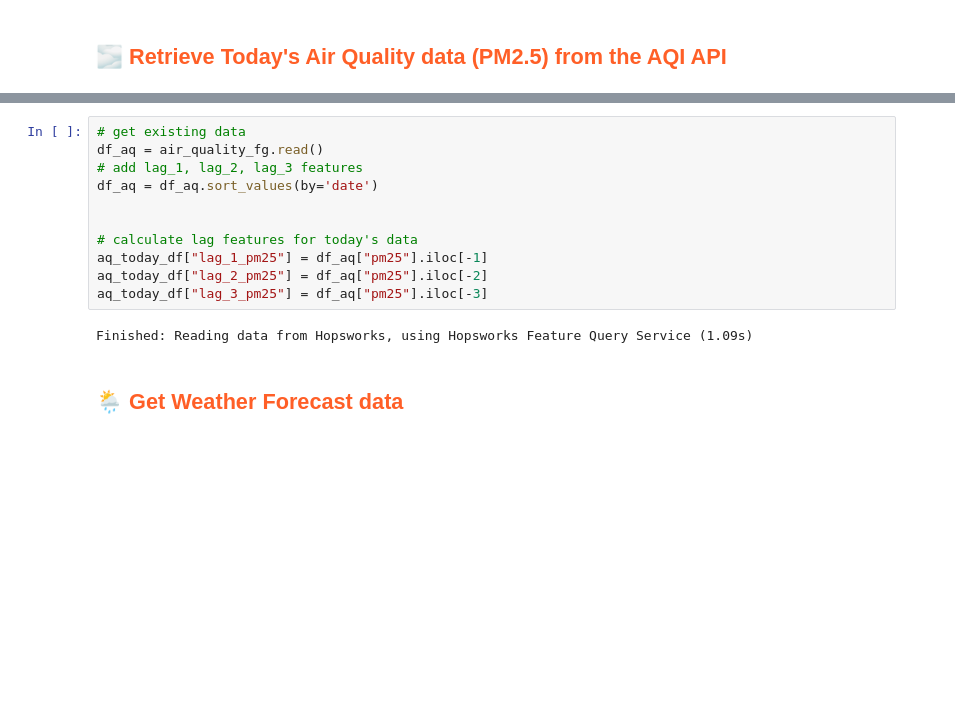
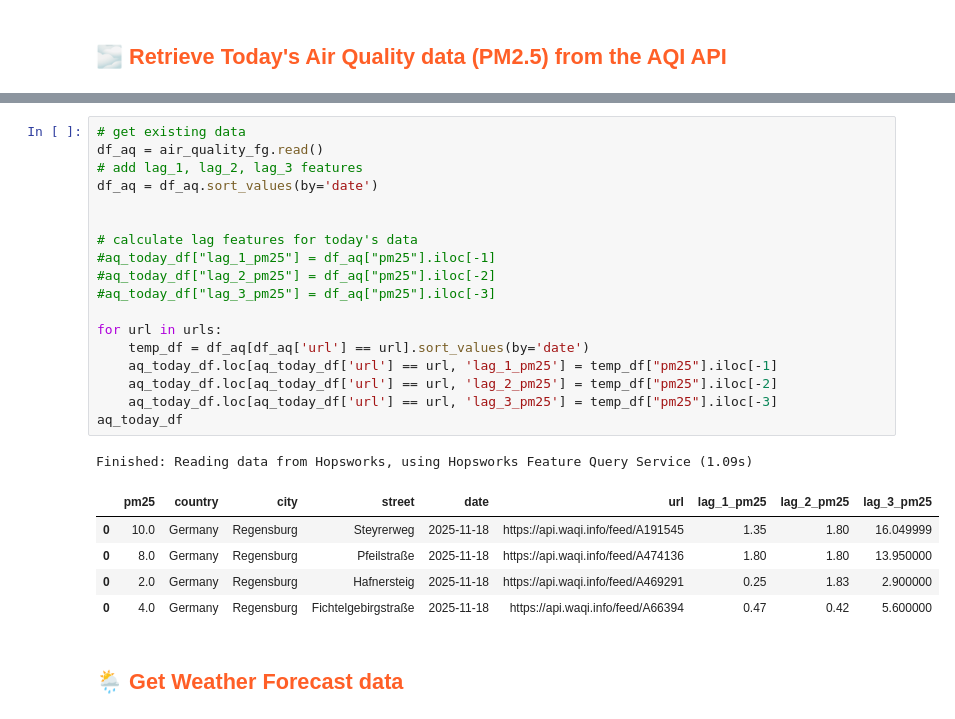
Before and after one commit to koderik/mlfs-book, a Jupyter notebook: notebooks/airquality/2_air_quality_feature_pipeline.ipynb, the cells around one changed output, grey strips where cells are left out. Drawn from its saved outputs; the diff is of its cells as text; blank space fills up the shorter version.

```diff
--- a/notebooks/airquality/2_air_quality_feature_pipeline.ipynb
+++ b/notebooks/airquality/2_air_quality_feature_pipeline.ipynb
@@ -148,16 +180,28 @@ memory usage: 176.0+ bytes
 # %%
 # get existing data
 df_aq = air_quality_fg.read()
 # add lag_1, lag_2, lag_3 features
 df_aq = df_aq.sort_values(by='date')
 
 
 # calculate lag features for today's data
-aq_today_df["lag_1_pm25"] = df_aq["pm25"].iloc[-1]
-aq_today_df["lag_2_pm25"] = df_aq["pm25"].iloc[-2]
-aq_today_df["lag_3_pm25"] = df_aq["pm25"].iloc[-3]
+#aq_today_df["lag_1_pm25"] = df_aq["pm25"].iloc[-1]
+#aq_today_df["lag_2_pm25"] = df_aq["pm25"].iloc[-2]
+#aq_today_df["lag_3_pm25"] = df_aq["pm25"].iloc[-3]
+
+for url in urls:
+    temp_df = df_aq[df_aq['url'] == url].sort_values(by='date')
+    aq_today_df.loc[aq_today_df['url'] == url, 'lag_1_pm25'] = temp_df["pm25"].iloc[-1]
+    aq_today_df.loc[aq_today_df['url'] == url, 'lag_2_pm25'] = temp_df["pm25"].iloc[-2]
+    aq_today_df.loc[aq_today_df['url'] == url, 'lag_3_pm25'] = temp_df["pm25"].iloc[-3]
+aq_today_df
 # %% [output]
 Finished: Reading data from Hopsworks, using Hopsworks Feature Query Service (1.09s)
+|  | pm25 | country | city | street | date | url | lag_1_pm25 | lag_2_pm25 | lag_3_pm25 |
+| 0 | 10.0 | Germany | Regensburg | Steyrerweg | 2025-11-18 | https://api.waqi.info/feed/A191545 | 1.35 | 1.80 | 16.049999 |
+| 0 | 8.0 | Germany | Regensburg | Pfeilstraße | 2025-11-18 | https://api.waqi.info/feed/A474136 | 1.80 | 1.80 | 13.950000 |
+| 0 | 2.0 | Germany | Regensburg | Hafnersteig | 2025-11-18 | https://api.waqi.info/feed/A469291 | 0.25 | 1.83 | 2.900000 |
+| 0 | 4.0 | Germany | Regensburg | Fichtelgebirgstraße | 2025-11-18 | https://api.waqi.info/feed/A66394 | 0.47 | 0.42 | 5.600000 |
 # %% [markdown]
 ## <span style='color:#ff5f27'> 🌦 Get Weather Forecast data</span>
 # %%
```
Also changed, not shown: parts of 8 cells of this notebook, 34 other files.
